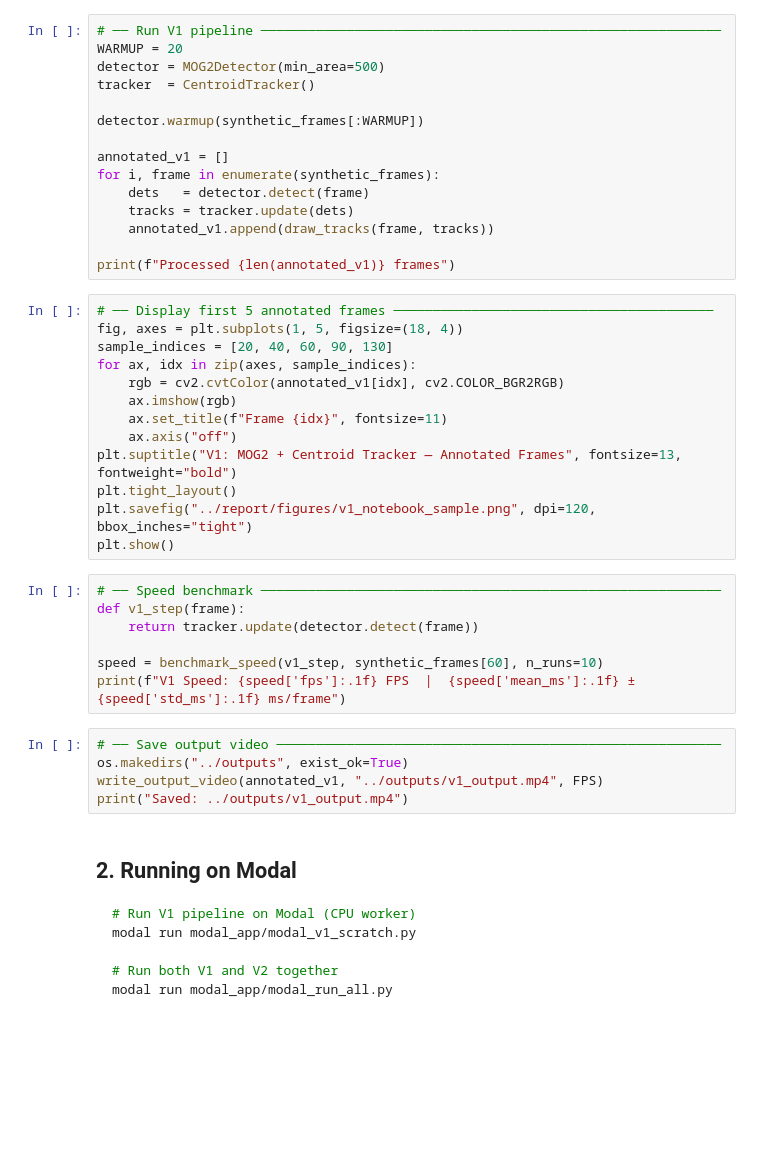
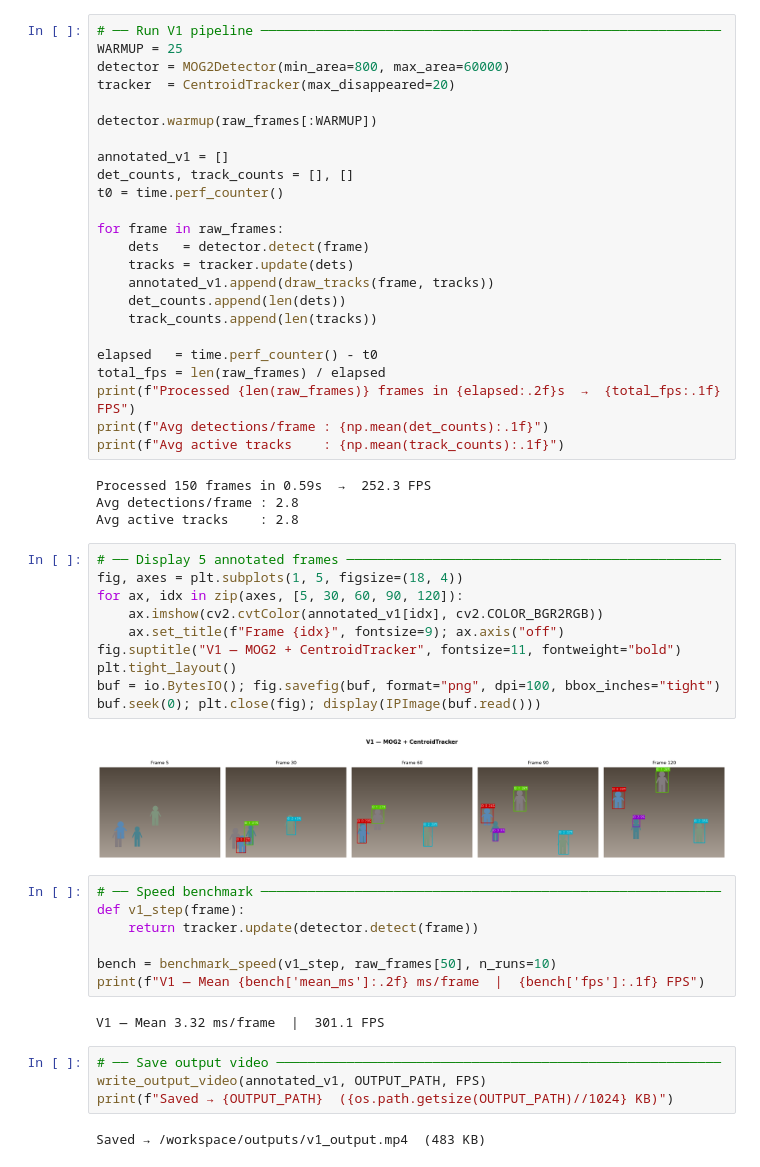
Before and after one commit to Abdulrahmann-Omar/-Person-Detection_CV_A4, a Jupyter notebook: notebooks/v1_scratch.ipynb, the cells around one changed output. Cells and saved outputs as stored; diff of their text form; blank space fills up the shorter version.

````diff
--- a/notebooks/v1_scratch.ipynb
+++ b/notebooks/v1_scratch.ipynb
@@ -77,50 +155,55 @@ print(f"Generated {len(synthetic_frames)} frames  ({WIDTH}×{HEIGHT} @ {FPS} FPS
 # %%
 # ── Run V1 pipeline ───────────────────────────────────────────────────────────
-WARMUP = 20
-detector = MOG2Detector(min_area=500)
-tracker  = CentroidTracker()
+WARMUP = 25
+detector = MOG2Detector(min_area=800, max_area=60000)
+tracker  = CentroidTracker(max_disappeared=20)
 
-detector.warmup(synthetic_frames[:WARMUP])
+detector.warmup(raw_frames[:WARMUP])
 
 annotated_v1 = []
-for i, frame in enumerate(synthetic_frames):
+det_counts, track_counts = [], []
+t0 = time.perf_counter()
+
+for frame in raw_frames:
     dets   = detector.detect(frame)
     tracks = tracker.update(dets)
     annotated_v1.append(draw_tracks(frame, tracks))
+    det_counts.append(len(dets))
+    track_counts.append(len(tracks))
 
-print(f"Processed {len(annotated_v1)} frames")
+elapsed   = time.perf_counter() - t0
+total_fps = len(raw_frames) / elapsed
+print(f"Processed {len(raw_frames)} frames in {elapsed:.2f}s  →  {total_fps:.1f} FPS")
+print(f"Avg detections/frame : {np.mean(det_counts):.1f}")
+print(f"Avg active tracks    : {np.mean(track_counts):.1f}")
+# %% [output]
+Processed 150 frames in 0.59s  →  252.3 FPS
+Avg detections/frame : 2.8
+Avg active tracks    : 2.8
 # %%
-# ── Display first 5 annotated frames ─────────────────────────────────────────
+# ── Display 5 annotated frames ────────────────────────────────────────────────
 fig, axes = plt.subplots(1, 5, figsize=(18, 4))
-sample_indices = [20, 40, 60, 90, 130]
-for ax, idx in zip(axes, sample_indices):
-    rgb = cv2.cvtColor(annotated_v1[idx], cv2.COLOR_BGR2RGB)
-    ax.imshow(rgb)
-    ax.set_title(f"Frame {idx}", fontsize=11)
-    ax.axis("off")
-plt.suptitle("V1: MOG2 + Centroid Tracker — Annotated Frames", fontsize=13, fontweight="bold")
+for ax, idx in zip(axes, [5, 30, 60, 90, 120]):
+    ax.imshow(cv2.cvtColor(annotated_v1[idx], cv2.COLOR_BGR2RGB))
+    ax.set_title(f"Frame {idx}", fontsize=9); ax.axis("off")
+fig.suptitle("V1 — MOG2 + CentroidTracker", fontsize=11, fontweight="bold")
 plt.tight_layout()
-plt.savefig("../report/figures/v1_notebook_sample.png", dpi=120, bbox_inches="tight")
-plt.show()
+buf = io.BytesIO(); fig.savefig(buf, format="png", dpi=100, bbox_inches="tight")
+buf.seek(0); plt.close(fig); display(IPImage(buf.read()))
+# %% [output]
+[figure, added]
 # %%
 # ── Speed benchmark ───────────────────────────────────────────────────────────
 def v1_step(frame):
     return tracker.update(detector.detect(frame))
 
-speed = benchmark_speed(v1_step, synthetic_frames[60], n_runs=10)
-print(f"V1 Speed: {speed['fps']:.1f} FPS  |  {speed['mean_ms']:.1f} ± {speed['std_ms']:.1f} ms/frame")
+bench = benchmark_speed(v1_step, raw_frames[50], n_runs=10)
+print(f"V1 — Mean {bench['mean_ms']:.2f} ms/frame  |  {bench['fps']:.1f} FPS")
+# %% [output]
+V1 — Mean 3.32 ms/frame  |  301.1 FPS
 # %%
 # ── Save output video ─────────────────────────────────────────────────────────
-os.makedirs("../outputs", exist_ok=True)
-write_output_video(annotated_v1, "../outputs/v1_output.mp4", FPS)
-print("Saved: ../outputs/v1_output.mp4")
+write_output_video(annotated_v1, OUTPUT_PATH, FPS)
+print(f"Saved → {OUTPUT_PATH}  ({os.path.getsize(OUTPUT_PATH)//1024} KB)")
+# %% [output]
+Saved → /workspace/outputs/v1_output.mp4  (483 KB)
-# %% [markdown]
-## 2. Running on Modal
-
-```bash
-# Run V1 pipeline on Modal (CPU worker)
-modal run modal_app/modal_v1_scratch.py
-
-# Run both V1 and V2 together
-modal run modal_app/modal_run_all.py
-```
````
Also changed, not shown: parts of 15 cells of this notebook, 10 other files.
